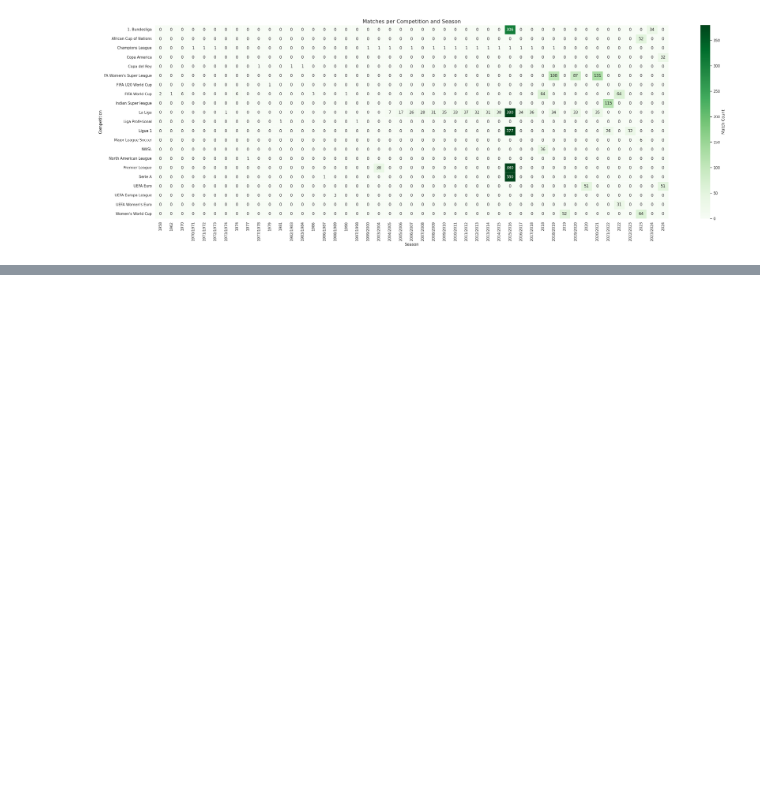
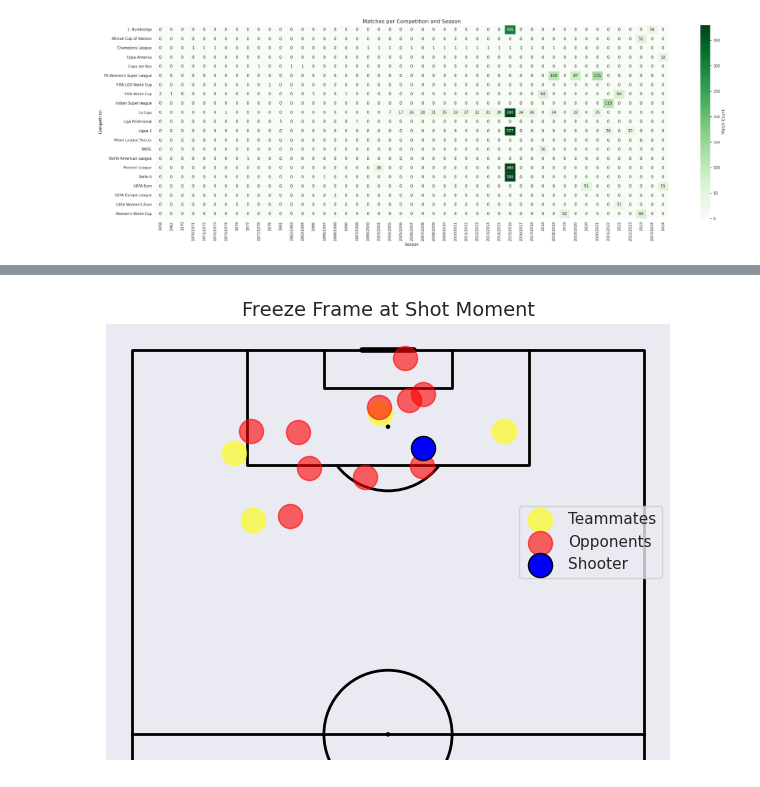
Before and after one commit to IvaroEkel/Probabilistic-Machine-Learning_lecture-PROJECTS, a Jupyter notebook: projects/08-1SHXXXX_football_analytics/notebooks/data_loading_and_exploration.ipynb, the cells around one changed output, grey strips where cells are left out. Cells and saved outputs as stored; diff of their text form; code cells hidden in the pictures; blank space fills up the shorter version.

```diff
--- a/projects/08-1SHXXXX_football_analytics/notebooks/data_loading_and_exploration.ipynb
+++ b/projects/08-1SHXXXX_football_analytics/notebooks/data_loading_and_exploration.ipynb
@@ -192,0 +284,4 @@ Warning: Total number of columns (52) exceeds max_columns (20) limiting to first
+# %%
+df_first_goal_freeze = df_freeze[df_freeze["id"] == 'a425a1dc-0ce2-415e-bf03-55c6b95e794a']
+df_first_goal_freeze.info()
+df_first_goal_freeze.head(13)
@@ -192,0 +320,30 @@ Warning: Total number of columns (52) exceeds max_columns (20) limiting to first
+# %%
+from mplsoccer import VerticalPitch
+import matplotlib.pyplot as plt
+
+pitch = VerticalPitch(pitch_type='statsbomb', half=True, line_color='black')
+fig, ax = pitch.draw(figsize=(6, 10))
+
+event_id = 'a425a1dc-0ce2-415e-bf03-55c6b95e794a'
+freeze = df_first_goal_freeze
+
+# Separate teammates and opponents
+teammates = freeze[freeze['teammate'] == True]
+opponents = freeze[freeze['teammate'] == False]
+
+# Plot teammates in blue
+pitch.scatter(teammates['x'], teammates['y'], s=300, c='yellow', alpha=0.6, label='Teammates', ax=ax)
+
+# Plot opponents in red
+pitch.scatter(opponents['x'], opponents['y'], s=300, c='red', alpha=0.6, label='Opponents', ax=ax)
+
+# Highlight the shooter (assumes shooter is in teammates and has matching event ID)
+shooter = shots_df[shots_df['id'] == event_id].iloc[0]
+pitch.scatter(shooter['x'], shooter['y'], s=300, c='blue', edgecolors='black', label='Shooter', ax=ax)
+
+# Title and legend
+ax.set_title("Freeze Frame at Shot Moment", fontsize=14)
+ax.legend(loc='right')
+plt.show()
+# %% [output]
+[figure, added]
```
Also changed, not shown: parts of 12 cells of this notebook.
